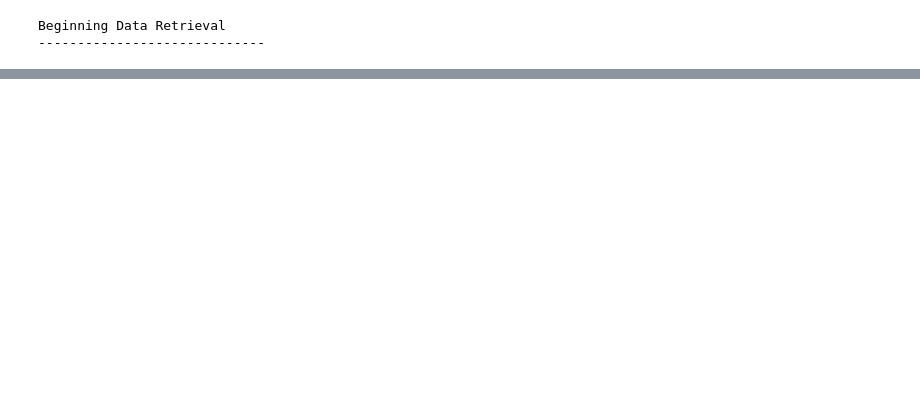
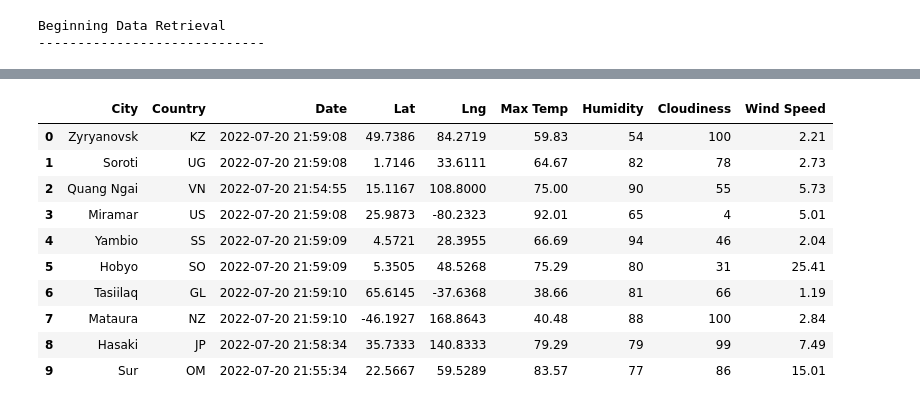
Before and after one commit to Poonsri14/World_Weather_Analysis, a Jupyter notebook: WeatherPy.ipynb, the cells around one changed output, grey strips where cells are left out. Drawn from its saved outputs; the diff is of its cells as text; code cells hidden in the pictures; blank space fills up the shorter version.

```diff
--- a/WeatherPy.ipynb
+++ b/WeatherPy.ipynb
@@ -38,0 +45,3 @@ for coordinate in coordinates:
+# %%
+url = "http://api.openweathermap.org/data/2.5/weather?units=Imperial&APPID=" + weather_api_key
+print(url)
@@ -77,13 +89,13 @@ Beginning Data Retrieval
 -----------------------------
 # %%
 # Loop through all the cities in our list.
-for i in range(len(cities)):
+#for i in range(len(cities)):
 
     # Group cities in sets of 50 for logging purposes.
-    if (i % 50 == 0 and i >= 50):
-        set_count += 1
-        record_count = 1
-        time.sleep(60)
+    #if (i % 50 == 0 and i >= 50):
+      #  set_count += 1
+       # record_count = 1
+      # time.sleep(60)
 
 # Create endpoint URL with each city.
-city_url = url + "&q=" + cities[i]
+  #  city_url = url + "&q=" + cities[i]
@@ -146,0 +188,15 @@ city_data_df.head(10)
+# %%
+city_data_df = city_data_df[["City", "Country", "Date", "Lat", "Lng", "Max Temp", "Humidity", "Cloudiness", "Wind Speed"]]
+city_data_df.head(10)
+# %% [output]
+|  | City | Country | Date | Lat | Lng | Max Temp | Humidity | Cloudiness | Wind Speed |
+| 0 | Zyryanovsk | KZ | 2022-07-20 21:59:08 | 49.7386 | 84.2719 | 59.83 | 54 | 100 | 2.21 |
+| 1 | Soroti | UG | 2022-07-20 21:59:08 | 1.7146 | 33.6111 | 64.67 | 82 | 78 | 2.73 |
+| 2 | Quang Ngai | VN | 2022-07-20 21:54:55 | 15.1167 | 108.8000 | 75.00 | 90 | 55 | 5.73 |
+| 3 | Miramar | US | 2022-07-20 21:59:08 | 25.9873 | -80.2323 | 92.01 | 65 | 4 | 5.01 |
+| 4 | Yambio | SS | 2022-07-20 21:59:09 | 4.5721 | 28.3955 | 66.69 | 94 | 46 | 2.04 |
+| 5 | Hobyo | SO | 2022-07-20 21:59:09 | 5.3505 | 48.5268 | 75.29 | 80 | 31 | 25.41 |
+| 6 | Tasiilaq | GL | 2022-07-20 21:59:10 | 65.6145 | -37.6368 | 38.66 | 81 | 66 | 1.19 |
+| 7 | Mataura | NZ | 2022-07-20 21:59:10 | -46.1927 | 168.8643 | 40.48 | 88 | 100 | 2.84 |
+| 8 | Hasaki | JP | 2022-07-20 21:58:34 | 35.7333 | 140.8333 | 79.29 | 79 | 99 | 7.49 |
+| 9 | Sur | OM | 2022-07-20 21:55:34 | 22.5667 | 59.5289 | 83.57 | 77 | 86 | 15.01 |
```
Also changed, not shown: parts of 9 cells of this notebook, 2 other files.
